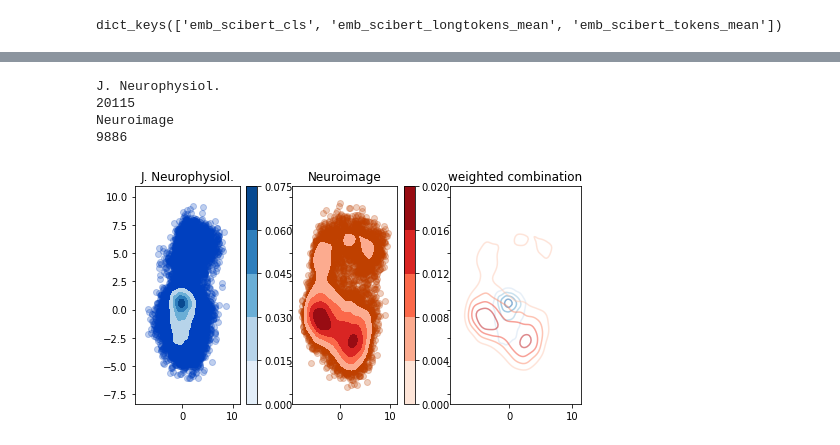
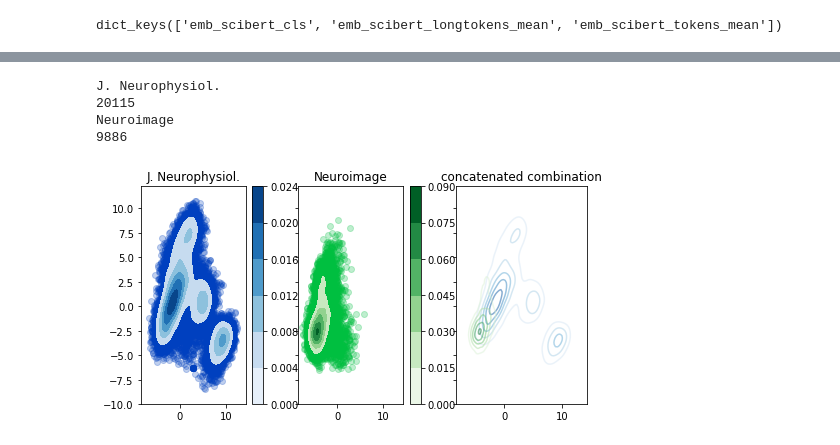
Before and after one commit to brendanchambers/attention_wildfires, a Jupyter notebook: evaluate_representations/evaluate_representations/plot_each.ipynb, the cells around one changed output, grey strips where cells are left out. Saved outputs shown, nothing was run; the diff lists cells and outputs as text; code cells hidden in the pictures.

```diff
--- a/evaluate_representations/evaluate_representations/plot_each.ipynb
+++ b/evaluate_representations/evaluate_representations/plot_each.ipynb
@@ -27,7 +29,7 @@ client_config = {'unix_socket':'/home/brendanchambers/.sql.sock',
 journals = ['J. Neurophysiol.', 'Neuroimage']  # journals = ['Brain Res.', 'J. Virol.']
 
 journal_colors = [[0, 0.25, 0.75, 0.25],
-                  [0.75, 0.25, 0, 0.25]]
+                  [0, 0.75, 0.25, 0.25]]
 
 
 # table names corresponding to embedding conditions
@@ -208,7 +261,7 @@ Neuroimage
 # concatenate
 
 D = 768
-D_pca = 2   # most of the variance preserved at around 300 d
+D_pca = 600   # most of the variance preserved at around 300 d
 
 pca_models = []
 d_samples = {}
@@ -216,20 +269,19 @@ d_samples = {}
 conditionA = 'emb_scibert_cls'
 conditionB = 'emb_scibert_longtokens_mean'
 
-
-
-all_articles = np.zeros((0,D))
+#all_articles = np.zeros((0,D))
 # full list of samples across journals, to feed to pca
+all_articlesA = np.zeros((0,D))
+all_articlesB = np.zeros((0,D))
 for journal in journals:
     thisjournalA = np.array(compare_embeddings[conditionA][journal])
     thisjournalB = np.array(compare_embeddings[conditionB][journal])
-    all_articlesA = np.vstack( (all_articles, thisjournalA))
-    all_articlesB = np.vstack( (all_articles, thisjournalB))
+
+    all_articlesA = np.vstack( (all_articlesA, thisjournalA))
+    all_articlesB = np.vstack( (all_articlesB, thisjournalB))
 
     d_samples[journal] = np.hstack((thisjournalA, thisjournalB))
 
-print(np.shape(all_articlesA))
-print(np.shape(all_articlesB))
 all_articles = np.hstack((all_articlesA, all_articlesB))
 print(np.shape(all_articles))
 
@@ -245,33 +297,47 @@ plt.plot(np.cumsum(pca.explained_variance_ratio_))
 plt.title('PCA component var explained')
 plt.show()
 
-## 2D pca comparison of journals ##
-(f, ax) = plt.subplots(1, len(journals)+1, sharex='all', sharey='all',
-                  figsize=(8,4))
+doPlot = True
+if doPlot:
 
-cmap_key = ['Blues','Reds']
-for i_journal, journal in enumerate(journals):
-    print(journal)
+    ## 2D pca comparison of journals ##
+    (f, ax) = plt.subplots(1, len(journals)+1, sharex='all', sharey='all',
+                      figsize=(8,4))
+
+    cmap_key = ['Blues','Greens']
+    for i_journal, journal in enumerate(journals):
+        print(journal)
+        samples = d_samples[journal]
+        print(len(samples))
+        pc = pca.transform(samples)
+        ax[i_journal].scatter(pc[:,0], pc[:,1],color=journal_colors[i_journal])
+        sns.kdeplot(pc[:,0],pc[:,1],n_levels=5,
+                 shade=True, shade_lowest=False,
+                 alpha=1, cmap=cmap_key[i_journal], cbar=True,
+                 ax = ax[i_journal])
+        ax[i_journal].set_title(journal)
+
+        sns.kdeplot(pc[:,0],pc[:,1],n_levels=5,
+                    shade=False,
+                    alpha=0.5,
+                    cmap=cmap_key[i_journal],
+                    ax = ax[len(ax)-1])
+        #ax[i_journal].scatter(pc[:,0], pc[:,1],
+        #            color=journal_colors[i_journal],marker='.')
+
+        ax[len(ax)-1].set_title('concatenated combination')
+
+    plt.savefig('nphys v nimg protocombination.svg')
+    plt.savefig('nphys v nimg protocombination.png')
+
+
+pca_dictionary = {}
+for journal in journals:
     samples = d_samples[journal]
-    print(len(samples))
-    pc = pca.transform(samples)
-    ax[i_journal].scatter(pc[:,0], pc[:,1],color=journal_colors[i_journal])
-    sns.kdeplot(pc[:,0],pc[:,1],n_levels=5,
-             shade=True, shade_lowest=False,
-             alpha=1, cmap=cmap_key[i_journal], cbar=True,
-             ax = ax[i_journal])
-    ax[i_journal].set_title(journal)
-
-    sns.kdeplot(pc[:,0],pc[:,1],n_levels=5,
-                shade=False,
-                alpha=0.5,
-                cmap=cmap_key[i_journal],
-                ax = ax[len(ax)-1])
-    #ax[i_journal].scatter(pc[:,0], pc[:,1],
-    #            color=journal_colors[i_journal],marker='.')
-
-    ax[len(ax)-1].set_title('weighted combination')
-
-plt.savefig('nphys v nimg protocombination.svg')
-plt.savefig('nphys v nimg protocombination.png')
+    pca_dictionary[journal] = pca.transform(samples)
+# plot cosine similarity xvalidation test
+xvalid = cos_sim_helper(pca_dictionary,
+                        title_text='x-validation')
+plt.savefig('pca xvalidation 2D concat scheme.png')
+plt.savefig('pca xvalidation 2D concat scheme.svg')
 # %% [output]
@@ -282,5 +346,5 @@ plt.savefig('nphys v nimg protocombination.png')
 J. Neurophysiol.
 20115
 Neuroimage
 9886
-[figure, old version]
+[figure, new version]
```
Also changed, not shown: parts of 11 cells of this notebook, 24 other files.
